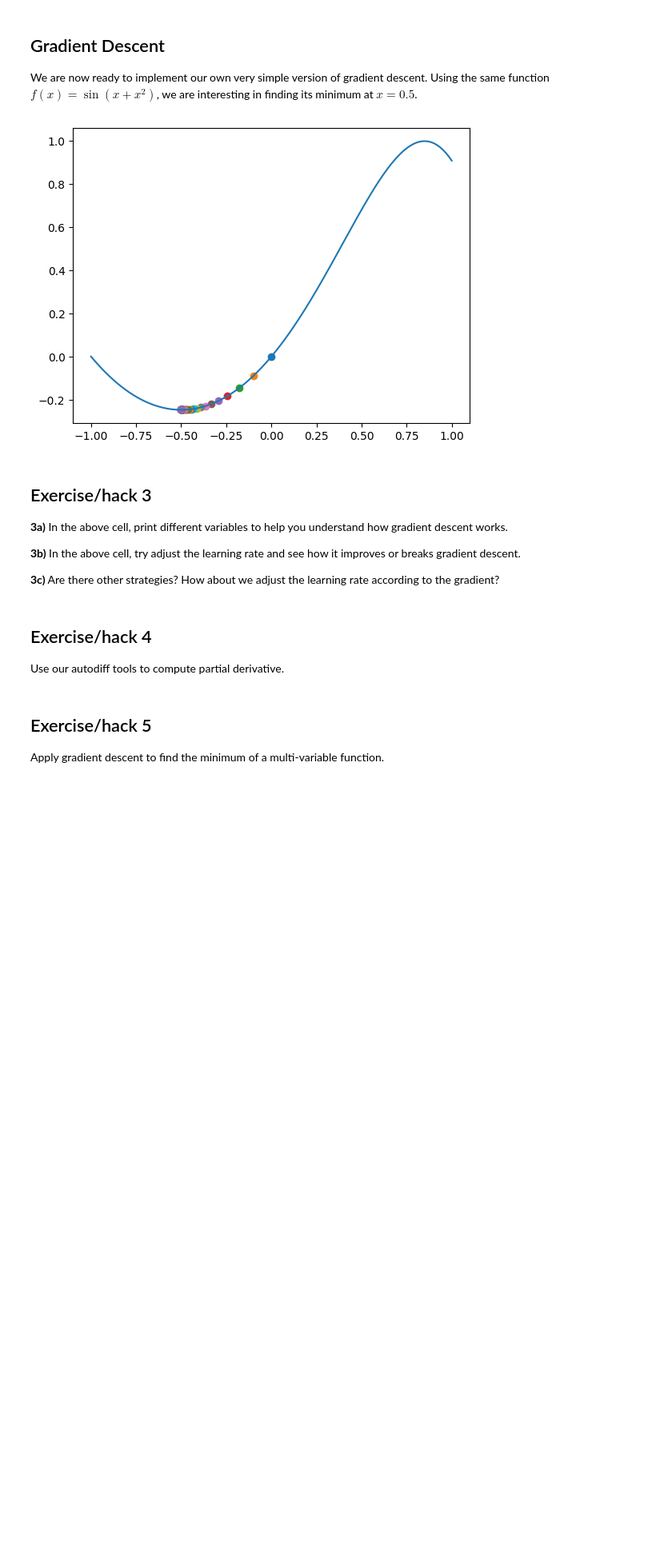
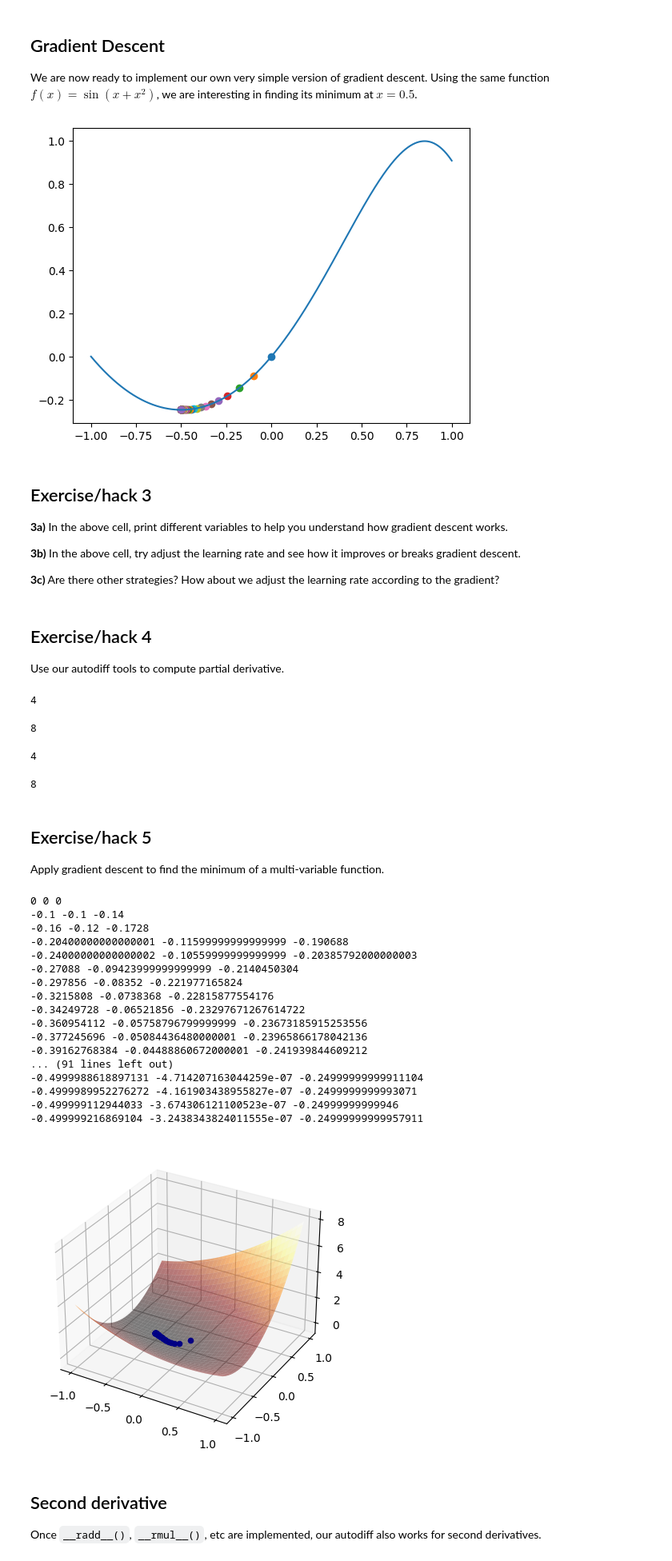
Before and after one commit to rndsrc/dl, a Jupyter notebook: ad-gd.ipynb, the cells around one changed output. Shown at 80% size. Saved outputs shown, nothing was run; the diff lists cells and outputs as text; code cells hidden in the pictures; blank space fills up the shorter version.

```diff
--- a/ad-gd.ipynb
+++ b/ad-gd.ipynb
@@ -181,7 +191,75 @@ while abs(dy) > 1e-6:
 ## Exercise/hack 4
 
 Use our autodiff tools to compute partial derivative.
+# %%
+def f(x, y):
+    return x * x + 2 * x * y + 3 * y * y
+
+display(f(Dual(1), 1)[1]) # 2x + 2y -> 4
+display(f(1, Dual(1))[1]) # 2y + 6y -> 8
+# %% [output]
+4
+8
+# %%
+def f(x):
+    return x[0] * x[0] + 2 * x[0] * x[1] + 3 * x[1] * x[1]
+
+display(f((Dual(1), 1))[1]) # 2x + 2y -> 4
+display(f((1, Dual(1)))[1]) # 2y + 6y -> 8
+# %% [output]
+4
+8
 # %% [markdown]
 ## Exercise/hack 5
 
 Apply gradient descent to find the minimum of a multi-variable function.
+# %%
+def f(x, y):
+    return x * x + 2 * x * y + 3 * y * y + x + y
+
+X = np.linspace(-1, 1, num=101)
+Y = np.linspace(-1, 1, num=101)
+X, Y = np.meshgrid(X, Y)
+Z = f(X, Y)
+
+fig, ax = plt.subplots(subplot_kw={"projection": "3d"})
+ax.plot_surface(X, Y, Z, cmap='afmhot', alpha=0.5)
+
+x, y = 0, 0 # initial value
+rate = 0.1  # learning rate
+
+z, dzdx = f(Dual(x), y)
+z, dzdy = f(x, Dual(y))
+ax.scatter([x], [y], [z], color='b')
+print(x, y, z)
+
+while (dzdx*dzdx + dzdy*dzdy)**0.5 > 1e-6:
+    x = x - rate * dzdx
+    y = y - rate * dzdy
+    z, dzdx = f(Dual(x), y)
+    z, dzdy = f(x, Dual(y))
+    ax.scatter([x], [y], [z], color='b')
+    print(x, y, z)
+# %% [output]
+0 0 0
+-0.1 -0.1 -0.14
+-0.16 -0.12 -0.1728
+-0.20400000000000001 -0.11599999999999999 -0.190688
+-0.24000000000000002 -0.10559999999999999 -0.20385792000000003
+-0.27088 -0.09423999999999999 -0.2140450304
+-0.297856 -0.08352 -0.221977165824
+-0.3215808 -0.0738368 -0.22815877554176
+-0.34249728 -0.06521856 -0.23297671267614722
+-0.360954112 -0.05758796799999999 -0.23673185915253556
+-0.377245696 -0.05084436480000001 -0.23965866178042136
+-0.39162768384 -0.04488860672000001 -0.241939844609212
+... (91 lines left out)
+-0.4999988618897131 -4.714207163044259e-07 -0.24999999999911104
+-0.4999989952276272 -4.161903438955827e-07 -0.2499999999993071
+-0.499999112944033 -3.674306121100523e-07 -0.24999999999946
+-0.499999216869104 -3.2438343824011555e-07 -0.24999999999957911
+[figure, added]
+# %% [markdown]
+## Second derivative
+
+Once `__radd__()`, `__rmul__()`, etc are implemented, our autodiff also works for second derivatives.
```
Also changed, not shown: parts of 3 cells of this notebook.
